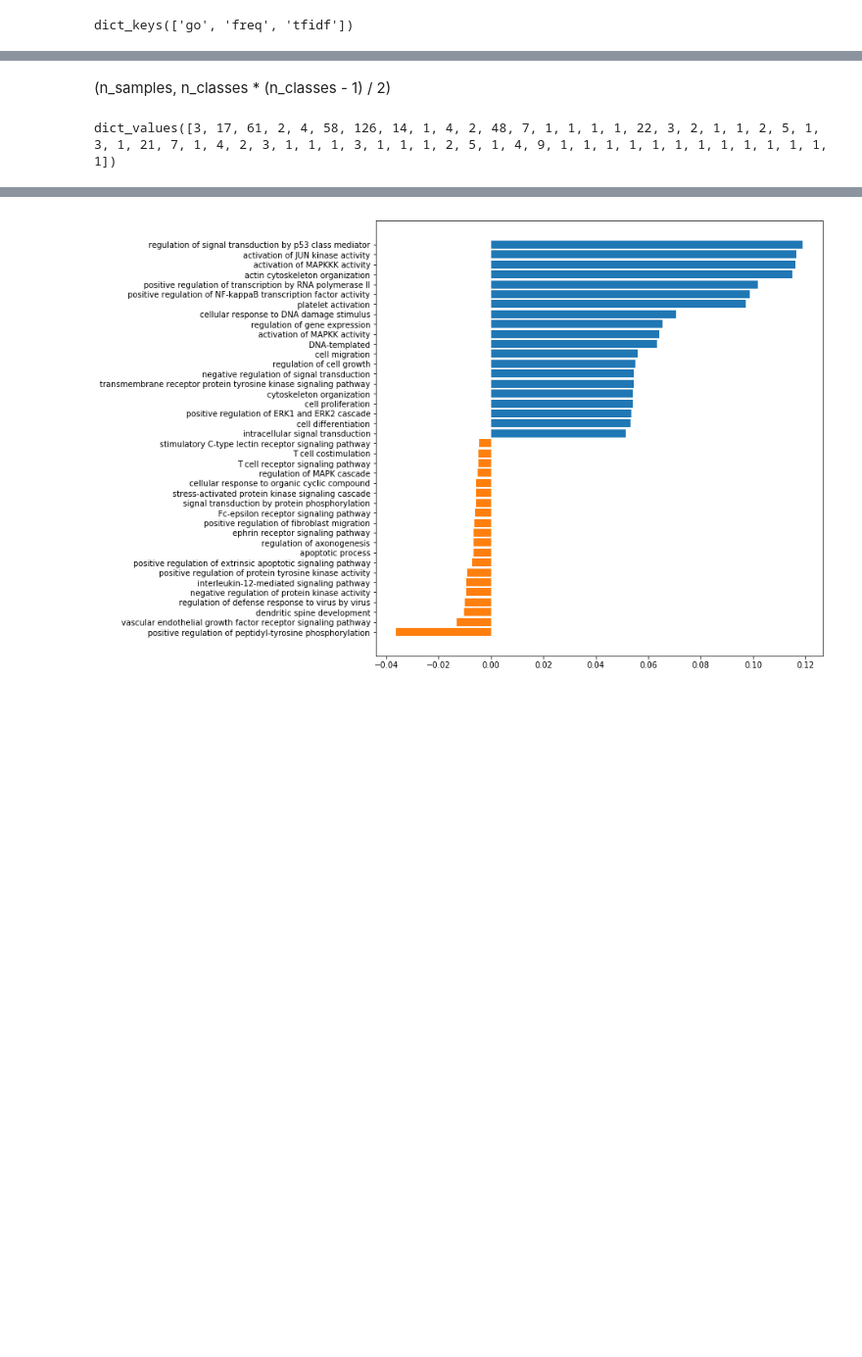
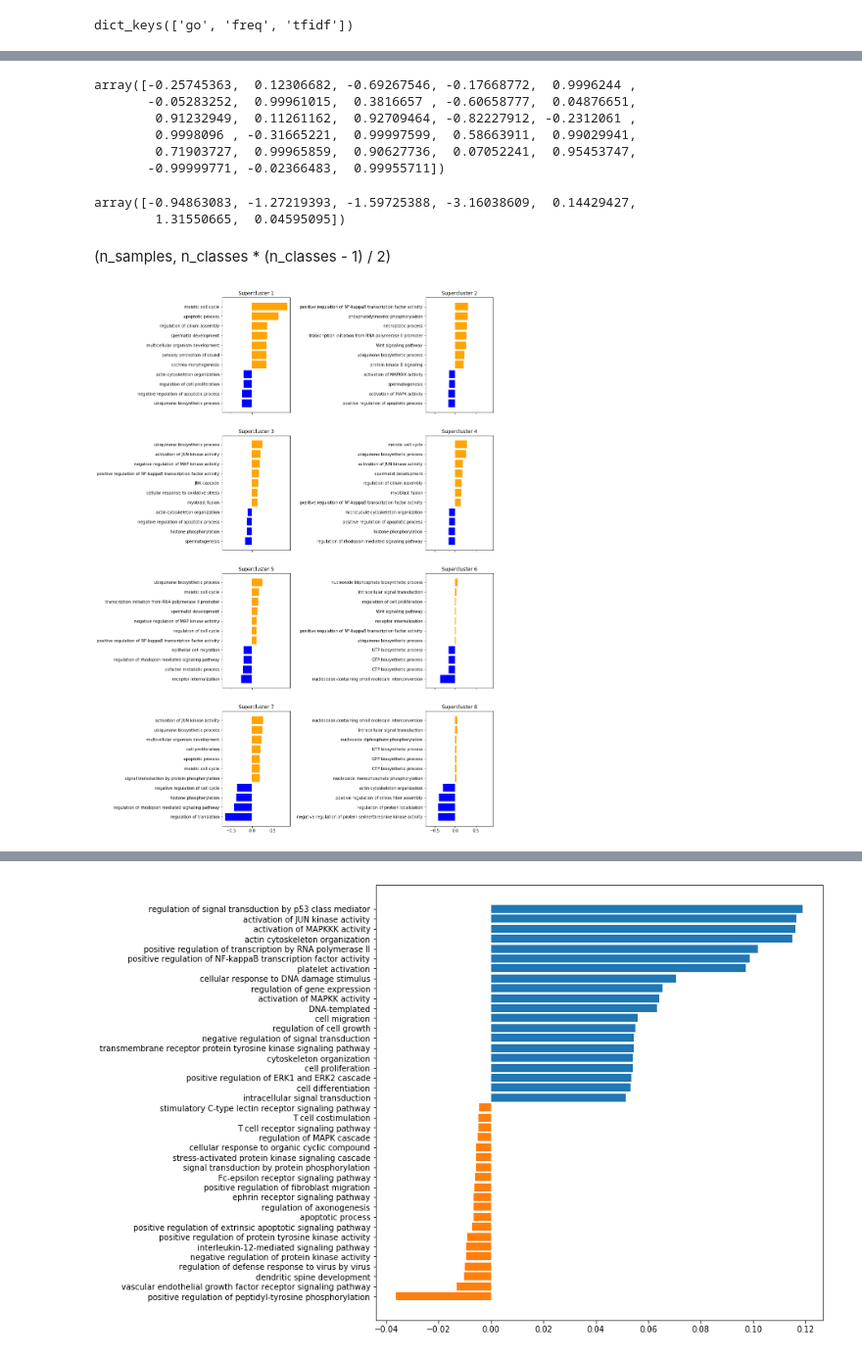
Before and after one commit to gomezlab/kinotypeClusteringAndRegression, a Jupyter notebook: src/go_learnability.ipynb, the cells around one changed output, grey strips where cells are left out. Shown at 98% size. Drawn from its saved outputs; the diff is of its cells as text; code cells hidden in the pictures; blank space fills up the shorter version.

```diff
--- a/src/go_learnability.ipynb
+++ b/src/go_learnability.ipynb
@@ -505,12 +462,6 @@ SVC(C=1.0, cache_size=200, class_weight=None, coef0=0.0,
+# %%
+louv_super_characterizers = [SVC(kernel='linear', class_weight='balanced'), CNB()]
+for clf in louv_super_characterizers:
+    clf.fit(louv_X, louv_y)
 # %%
 feat = freq_go_lab_binner.classes_.tolist()
-# %%
-def f_importances(coef, names, top=20):
-    imp = coef
-    imp,names = zip(*sorted(zip(imp,names)))
-    imp_down, names_down = zip(*list(zip(imp, names))[0:top])
-    imp_up, names_up = zip(*list(zip(imp, names))[-top:])
-    plt.yticks(range(2*top), names_up+names_down)
-    plt.barh(range(top, 2*top), imp_up, align='center')
-    plt.barh(range(top), imp_down, align='center')
-    plt.show()
@@ -516,0 +478,11 @@ def f_importances(coef, names, top=20):
+# %%
+# new def
+def get_svm_coeffs_for_cluster(svm, cluster_num):
+    num_classes = len(svm.classes_)
+    combos = list(it.combinations(range(num_classes),2))
+
+    # append positive and negative occurrences
+    idx_locs_positive = [x for x, y in enumerate(np.array(list(it.combinations(range(num_classes), 2)))) if cluster_num == y[0]]
+    idx_locs_negative = [x for x, y in enumerate(np.array(list(it.combinations(range(num_classes), 2)))) if cluster_num == y[1]]
+
+    return np.vstack([svm.coef_[idx_locs_positive,:], -svm.coef_[idx_locs_negative,:]])
@@ -517,7 +543,16 @@ def f_importances(coef, names, top=20):
+# %%
+r.intercept_
+# %% [output]
+array([-0.25745363,  0.12306682, -0.69267546, -0.17668772,  0.9996244 ,
+       -0.05283252,  0.99961015,  0.3816657 , -0.60658777,  0.04876651,
+        0.91232949,  0.11261162,  0.92709464, -0.82227912, -0.2312061 ,
+        0.9998096 , -0.31665221,  0.99997599,  0.58663911,  0.99029941,
+        0.71903727,  0.99965859,  0.90627736,  0.07052241,  0.95453747,
+       -0.99999771, -0.02366483,  0.99955711])
+# %%
+np.matmul(get_svm_coeffs_for_cluster(r, 4), example)
+# %% [output]
+array([-0.94863083, -1.27219393, -1.59725388, -3.16038609,  0.14429427,
+        1.31550665,  0.04595095])
 # %% [markdown]
 (n_samples, n_classes * (n_classes - 1) / 2)
-# %%
-cou = Counter(spinglass_clusters['cluster'])
-cou.values()
-# %% [output]
-dict_values([3, 17, 61, 2, 4, 58, 126, 14, 1, 4, 2, 48, 7, 1, 1, 1, 1, 22, 3, 2, 1, 1, 2, 5, 1, 3, 1, 21, 7, 1, 4, 2, 3, 1, 1, 1, 3, 1, 1, 1, 2, 5, 1, 4, 9, 1, 1, 1, 1, 1, 1, 1, 1, 1, 1, 1, 1, 1])
@@ -525,0 +559,16 @@ ax_count = int(np.sum(np.array()))
+# %%
+%matplotlib inline
+fig, axes = plt.subplots(ncols=2, nrows=4, figsize= (12,24), sharex=True)
+plt.subplots_adjust(wspace=2.)
+#plt.tight_layout()
+
+for sup_ in super_sub_dict.keys():
+    idx = sup_-1
+    f_importances(coef=np.mean(get_svm_coeffs_for_cluster(louv_super_characterizers[0], idx), axis=0), names=feat, ax=axes[idx // 2][idx % 2], top=7, bot=4)
+    axes[idx // 2][idx % 2].set_title('Supercluster '+str(sup_))
+
+plt.savefig('super_char_orig.pdf')
+plt.show()
+#plt.show()
+# %% [output]
+[figure, added]
```
Also changed, not shown: parts of 27 cells of this notebook, 1 other file.
